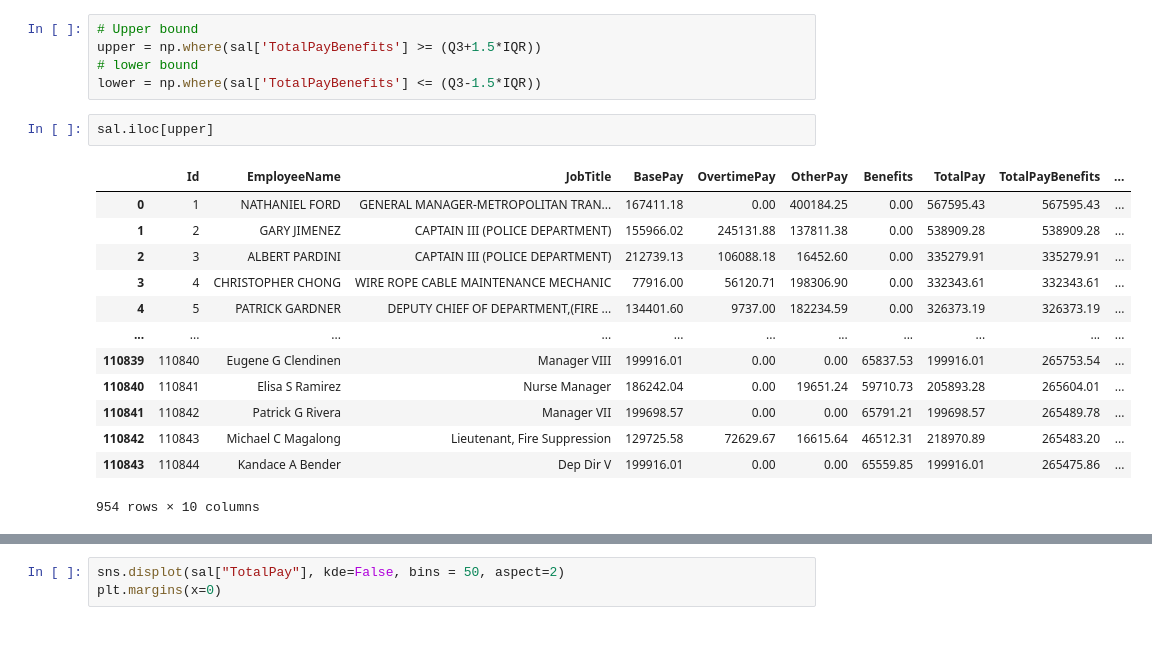
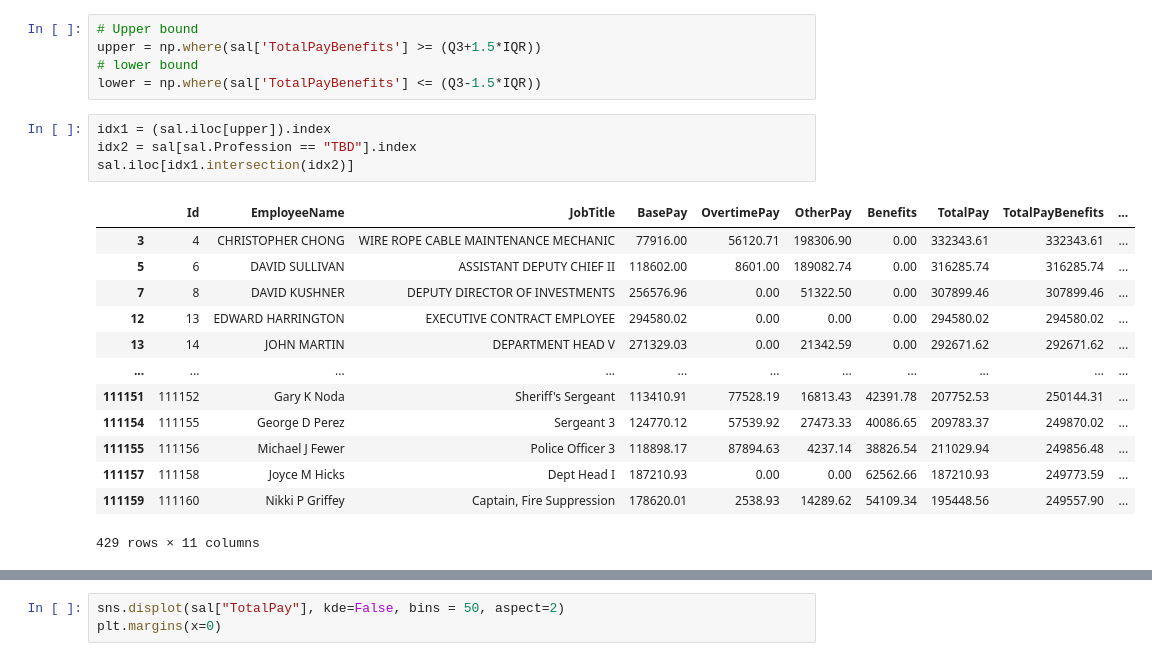
Before and after one commit to savitskaya-om/python, a Jupyter notebook: project/PROJECT.ipynb, the cells around one changed output, grey strips where cells are left out. Saved outputs shown, nothing was run; the diff lists cells and outputs as text.

```diff
--- a/project/PROJECT.ipynb
+++ b/project/PROJECT.ipynb
@@ -210,19 +210,21 @@ IQR = Q3 - Q1
 upper = np.where(sal['TotalPayBenefits'] >= (Q3+1.5*IQR))
 # lower bound
 lower = np.where(sal['TotalPayBenefits'] <= (Q3-1.5*IQR))
-# %%
-sal.iloc[upper]
-# %% [output]
-|  | Id | EmployeeName | JobTitle | BasePay | OvertimePay | OtherPay | Benefits | TotalPay | TotalPayBenefits | ... |
-| 0 | 1 | NATHANIEL FORD | GENERAL MANAGER-METROPOLITAN TRAN... | 167411.18 | 0.00 | 400184.25 | 0.00 | 567595.43 | 567595.43 | ... |
-| 1 | 2 | GARY JIMENEZ | CAPTAIN III (POLICE DEPARTMENT) | 155966.02 | 245131.88 | 137811.38 | 0.00 | 538909.28 | 538909.28 | ... |
-| 2 | 3 | ALBERT PARDINI | CAPTAIN III (POLICE DEPARTMENT) | 212739.13 | 106088.18 | 16452.60 | 0.00 | 335279.91 | 335279.91 | ... |
-| 3 | 4 | CHRISTOPHER CHONG | WIRE ROPE CABLE MAINTENANCE MECHANIC | 77916.00 | 56120.71 | 198306.90 | 0.00 | 332343.61 | 332343.61 | ... |
-| 4 | 5 | PATRICK GARDNER | DEPUTY CHIEF OF DEPARTMENT,(FIRE ... | 134401.60 | 9737.00 | 182234.59 | 0.00 | 326373.19 | 326373.19 | ... |
-| ... | ... | ... | ... | ... | ... | ... | ... | ... | ... | ... |
-| 110839 | 110840 | Eugene G Clendinen | Manager VIII | 199916.01 | 0.00 | 0.00 | 65837.53 | 199916.01 | 265753.54 | ... |
-| 110840 | 110841 | Elisa S Ramirez | Nurse Manager | 186242.04 | 0.00 | 19651.24 | 59710.73 | 205893.28 | 265604.01 | ... |
-| 110841 | 110842 | Patrick G Rivera | Manager VII | 199698.57 | 0.00 | 0.00 | 65791.21 | 199698.57 | 265489.78 | ... |
-| 110842 | 110843 | Michael C Magalong | Lieutenant, Fire Suppression | 129725.58 | 72629.67 | 16615.64 | 46512.31 | 218970.89 | 265483.20 | ... |
-| 110843 | 110844 | Kandace A Bender | Dep Dir V | 199916.01 | 0.00 | 0.00 | 65559.85 | 199916.01 | 265475.86 | ... |
-954 rows × 10 columns
+# %%
+idx1 = (sal.iloc[upper]).index
+idx2 = sal[sal.Profession == "TBD"].index
+sal.iloc[idx1.intersection(idx2)]
+# %% [output]
+|  | Id | EmployeeName | JobTitle | BasePay | OvertimePay | OtherPay | Benefits | TotalPay | TotalPayBenefits | ... |
+| 3 | 4 | CHRISTOPHER CHONG | WIRE ROPE CABLE MAINTENANCE MECHANIC | 77916.00 | 56120.71 | 198306.90 | 0.00 | 332343.61 | 332343.61 | ... |
+| 5 | 6 | DAVID SULLIVAN | ASSISTANT DEPUTY CHIEF II | 118602.00 | 8601.00 | 189082.74 | 0.00 | 316285.74 | 316285.74 | ... |
+| 7 | 8 | DAVID KUSHNER | DEPUTY DIRECTOR OF INVESTMENTS | 256576.96 | 0.00 | 51322.50 | 0.00 | 307899.46 | 307899.46 | ... |
+| 12 | 13 | EDWARD HARRINGTON | EXECUTIVE CONTRACT EMPLOYEE | 294580.02 | 0.00 | 0.00 | 0.00 | 294580.02 | 294580.02 | ... |
+| 13 | 14 | JOHN MARTIN | DEPARTMENT HEAD V | 271329.03 | 0.00 | 21342.59 | 0.00 | 292671.62 | 292671.62 | ... |
+| ... | ... | ... | ... | ... | ... | ... | ... | ... | ... | ... |
+| 111151 | 111152 | Gary K Noda | Sheriff's Sergeant | 113410.91 | 77528.19 | 16813.43 | 42391.78 | 207752.53 | 250144.31 | ... |
+| 111154 | 111155 | George D Perez | Sergeant 3 | 124770.12 | 57539.92 | 27473.33 | 40086.65 | 209783.37 | 249870.02 | ... |
+| 111155 | 111156 | Michael J Fewer | Police Officer 3 | 118898.17 | 87894.63 | 4237.14 | 38826.54 | 211029.94 | 249856.48 | ... |
+| 111157 | 111158 | Joyce M Hicks | Dept Head I | 187210.93 | 0.00 | 0.00 | 62562.66 | 187210.93 | 249773.59 | ... |
+| 111159 | 111160 | Nikki P Griffey | Captain, Fire Suppression | 178620.01 | 2538.93 | 14289.62 | 54109.34 | 195448.56 | 249557.90 | ... |
+429 rows × 11 columns
```
Also changed, not shown: parts of 12 cells of this notebook.
